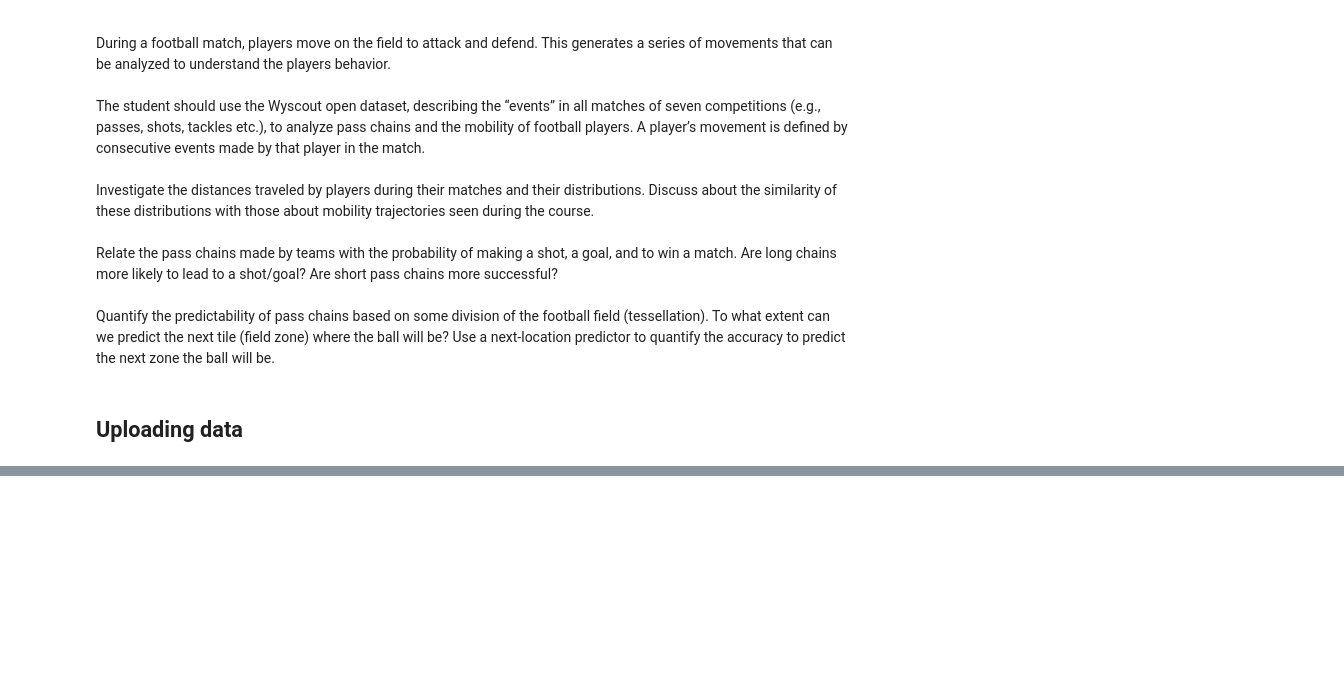
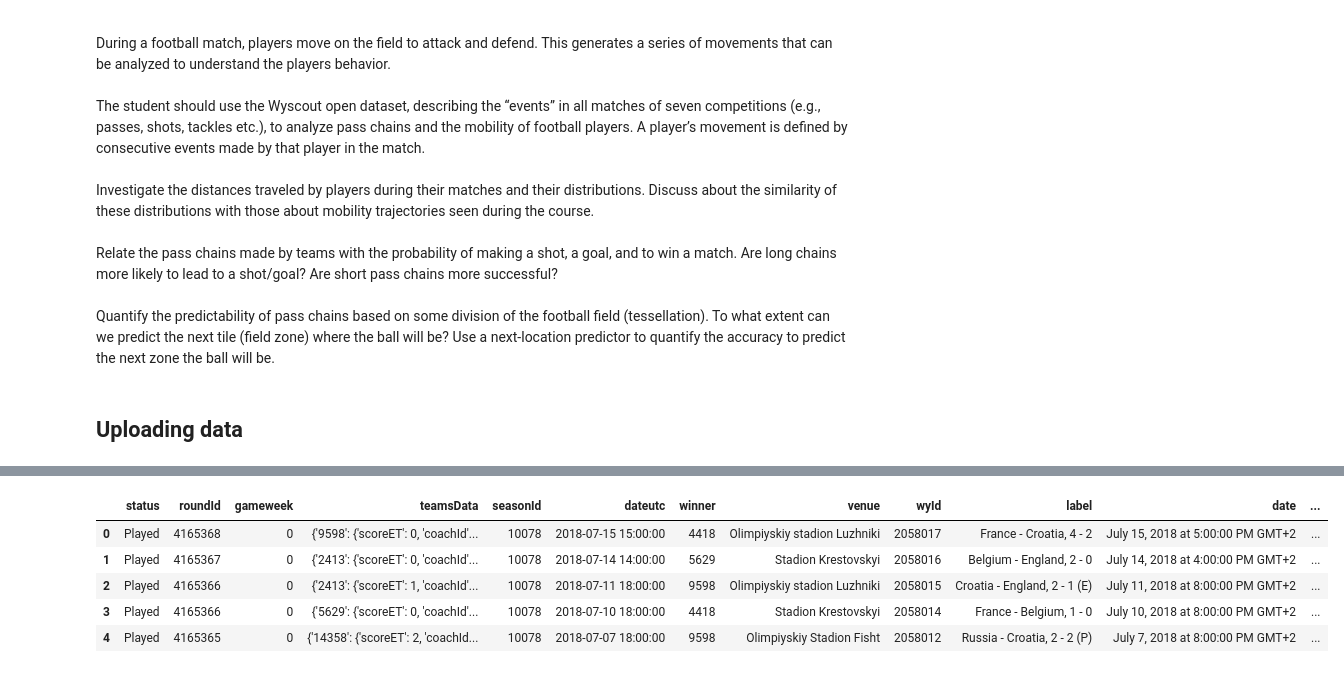
Before and after one commit to PasqualeEsposito/Geospatial_Analytics, a Jupyter notebook: analysis.ipynb, the cells around one changed output, grey strips where cells are left out. Cells and saved outputs as stored; diff of their text form; code cells hidden in the pictures; blank space fills up the shorter version.

```diff
--- a/analysis.ipynb
+++ b/analysis.ipynb
@@ -35,0 +896,6 @@ with open('./data/competitions.json') as json_data:
+# %%
+events_df = pd.DataFrame()
+matches_df = pd.DataFrame()
+for nation in nations:
+    events_df = pd.DataFrame(events[nation])
+    matches_df = pd.DataFrame(matches[nation])
@@ -35,0 +933,9 @@ with open('./data/competitions.json') as json_data:
+# %%
+matches_df.head()
+# %% [output]
+|  | status | roundId | gameweek | teamsData | seasonId | dateutc | winner | venue | wyId | label | date | ... |
+| 0 | Played | 4165368 | 0 | {'9598': {'scoreET': 0, 'coachId'... | 10078 | 2018-07-15 15:00:00 | 4418 | Olimpiyskiy stadion Luzhniki | 2058017 | France - Croatia, 4 - 2 | July 15, 2018 at 5:00:00 PM GMT+2 | ... |
+| 1 | Played | 4165367 | 0 | {'2413': {'scoreET': 0, 'coachId'... | 10078 | 2018-07-14 14:00:00 | 5629 | Stadion Krestovskyi | 2058016 | Belgium - England, 2 - 0 | July 14, 2018 at 4:00:00 PM GMT+2 | ... |
+| 2 | Played | 4165366 | 0 | {'2413': {'scoreET': 1, 'coachId'... | 10078 | 2018-07-11 18:00:00 | 9598 | Olimpiyskiy stadion Luzhniki | 2058015 | Croatia - England, 2 - 1 (E) | July 11, 2018 at 8:00:00 PM GMT+2 | ... |
+| 3 | Played | 4165366 | 0 | {'5629': {'scoreET': 0, 'coachId'... | 10078 | 2018-07-10 18:00:00 | 4418 | Stadion Krestovskyi | 2058014 | France - Belgium, 1 - 0 | July 10, 2018 at 8:00:00 PM GMT+2 | ... |
+| 4 | Played | 4165365 | 0 | {'14358': {'scoreET': 2, 'coachId... | 10078 | 2018-07-07 18:00:00 | 9598 | Olimpiyskiy Stadion Fisht | 2058012 | Russia - Croatia, 2 - 2 (P) | July 7, 2018 at 8:00:00 PM GMT+2 | ... |
```
Also changed, not shown: parts of 126 cells of this notebook.
